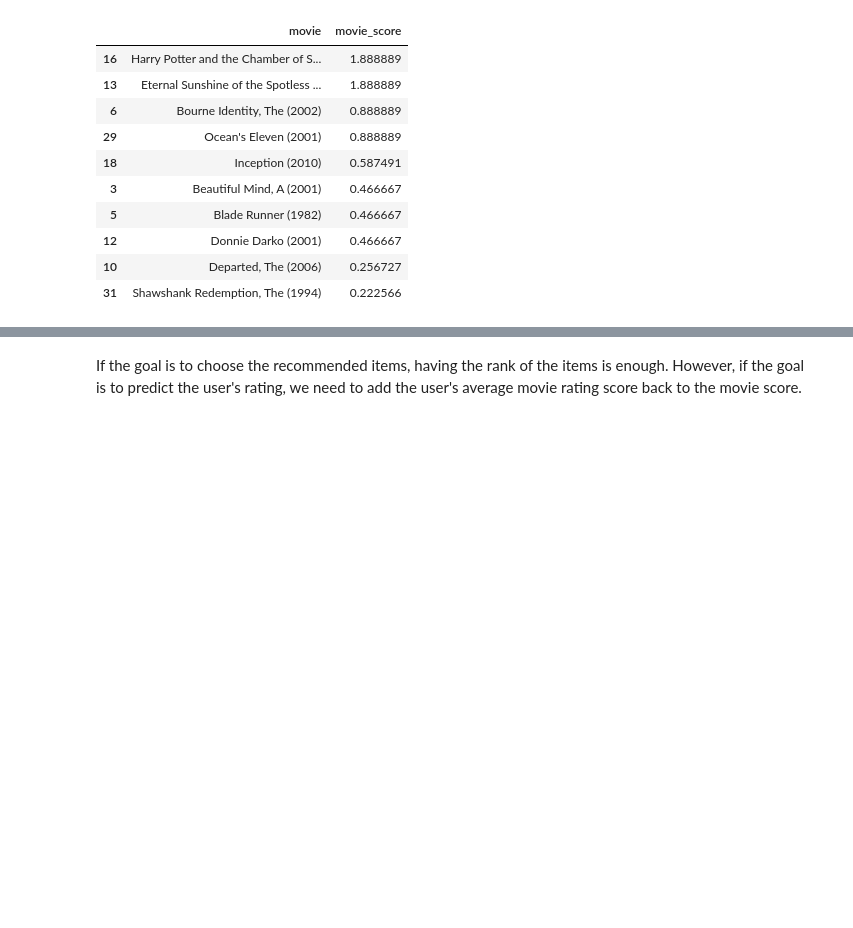
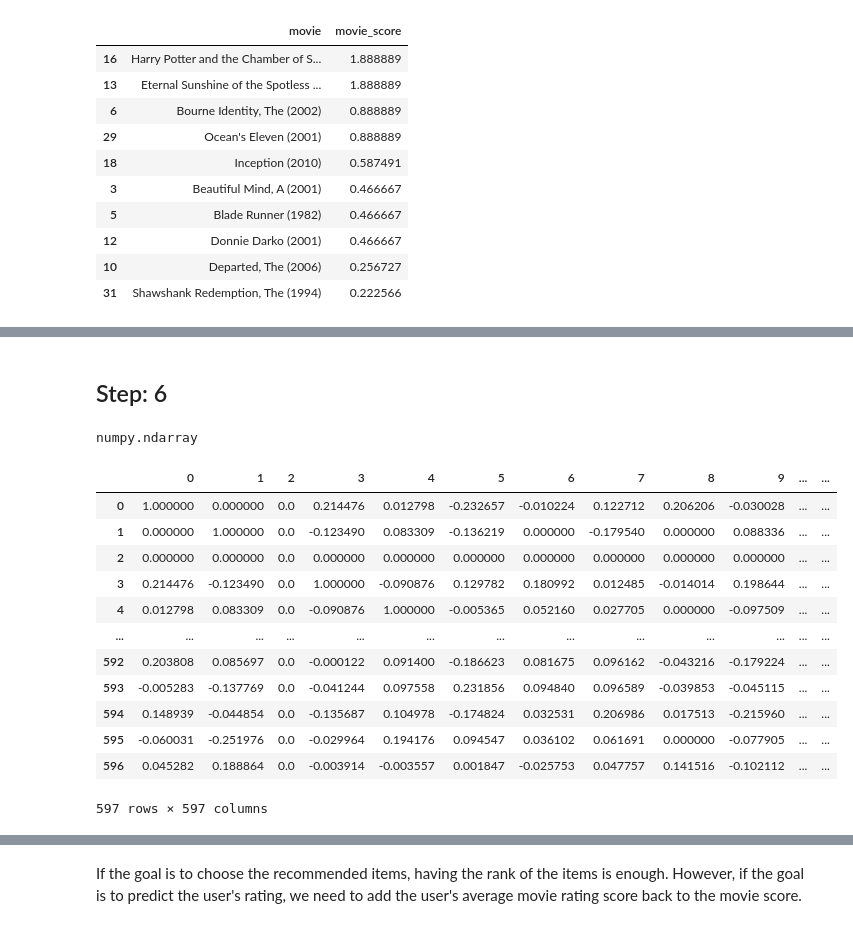
Before and after one commit to dev02chandan/recommendation-systems, a Jupyter notebook: User_User_Based_Collaborative_Filtering.ipynb, the cells around one changed output, grey strips where cells are left out. Saved outputs shown, nothing was run; the diff lists cells and outputs as text; code cells hidden in the pictures; blank space fills up the shorter version.

```diff
--- a/User_User_Based_Collaborative_Filtering.ipynb
+++ b/User_User_Based_Collaborative_Filtering.ipynb
@@ -585,0 +636,24 @@ ranked_item_score.head(m)
+# %% [markdown]
+## Step: 6
+# %%
+type(user_similarity_cosine)
+# %% [output]
+numpy.ndarray
+# %%
+user_similarity = pd.DataFrame(user_similarity_cosine)
+# %%
+user_similarity
+# %% [output]
+|  | 0 | 1 | 2 | 3 | 4 | 5 | 6 | 7 | 8 | 9 | ... | ... |
+| 0 | 1.000000 | 0.000000 | 0.0 | 0.214476 | 0.012798 | -0.232657 | -0.010224 | 0.122712 | 0.206206 | -0.030028 | ... | ... |
+| 1 | 0.000000 | 1.000000 | 0.0 | -0.123490 | 0.083309 | -0.136219 | 0.000000 | -0.179540 | 0.000000 | 0.088336 | ... | ... |
+| 2 | 0.000000 | 0.000000 | 0.0 | 0.000000 | 0.000000 | 0.000000 | 0.000000 | 0.000000 | 0.000000 | 0.000000 | ... | ... |
+| 3 | 0.214476 | -0.123490 | 0.0 | 1.000000 | -0.090876 | 0.129782 | 0.180992 | 0.012485 | -0.014014 | 0.198644 | ... | ... |
+| 4 | 0.012798 | 0.083309 | 0.0 | -0.090876 | 1.000000 | -0.005365 | 0.052160 | 0.027705 | 0.000000 | -0.097509 | ... | ... |
+| ... | ... | ... | ... | ... | ... | ... | ... | ... | ... | ... | ... | ... |
+| 592 | 0.203808 | 0.085697 | 0.0 | -0.000122 | 0.091400 | -0.186623 | 0.081675 | 0.096162 | -0.043216 | -0.179224 | ... | ... |
+| 593 | -0.005283 | -0.137769 | 0.0 | -0.041244 | 0.097558 | 0.231856 | 0.094840 | 0.096589 | -0.039853 | -0.045115 | ... | ... |
+| 594 | 0.148939 | -0.044854 | 0.0 | -0.135687 | 0.104978 | -0.174824 | 0.032531 | 0.206986 | 0.017513 | -0.215960 | ... | ... |
+| 595 | -0.060031 | -0.251976 | 0.0 | -0.029964 | 0.194176 | 0.094547 | 0.036102 | 0.061691 | 0.000000 | -0.077905 | ... | ... |
+| 596 | 0.045282 | 0.188864 | 0.0 | -0.003914 | -0.003557 | 0.001847 | -0.025753 | 0.047757 | 0.141516 | -0.102112 | ... | ... |
+597 rows × 597 columns
```
Also changed, not shown: parts of 28 cells of this notebook.
